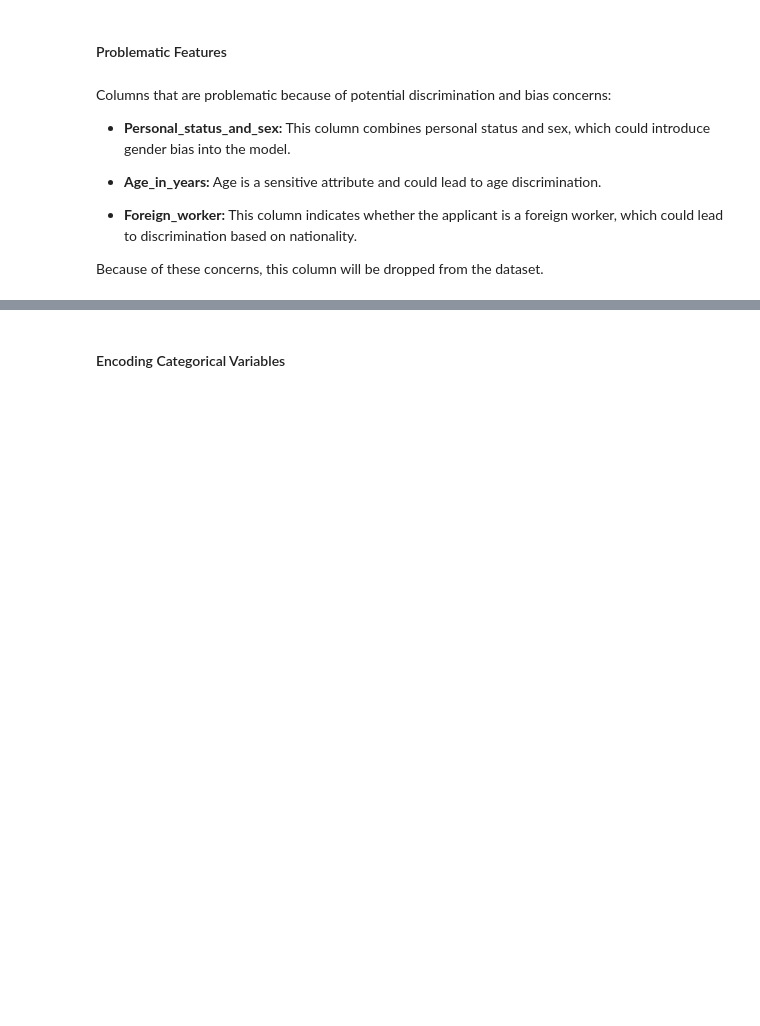
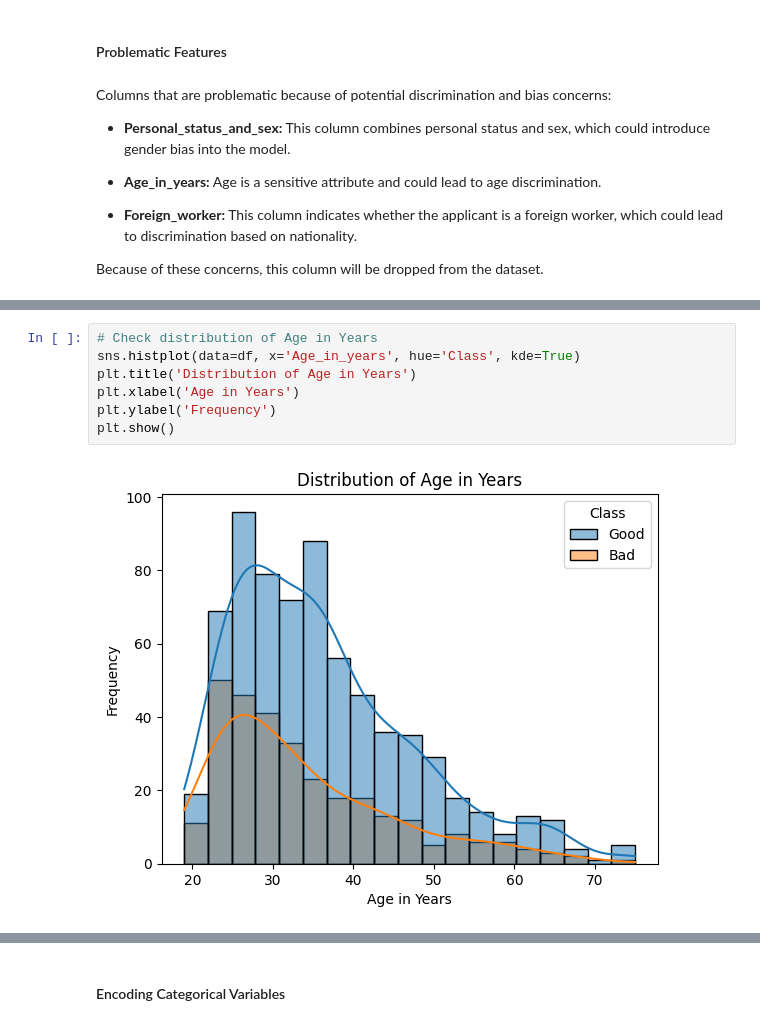
Before and after one commit to GittiGitus/Deep_Learning, a Jupyter notebook: experiments.ipynb, the cells around one changed output, grey strips where cells are left out. Cells and saved outputs as stored; diff of their text form; blank space fills up the shorter version.

```diff
--- a/experiments.ipynb
+++ b/experiments.ipynb
@@ -400,0 +416,9 @@ Because of these concerns, this column will be dropped from the dataset.
+# %%
+# Check distribution of Age in Years
+sns.histplot(data=df, x='Age_in_years', hue='Class', kde=True)
+plt.title('Distribution of Age in Years')
+plt.xlabel('Age in Years')
+plt.ylabel('Frequency')
+plt.show()
+# %% [output]
+[figure, added]
```
Also changed, not shown: parts of 15 cells of this notebook.
